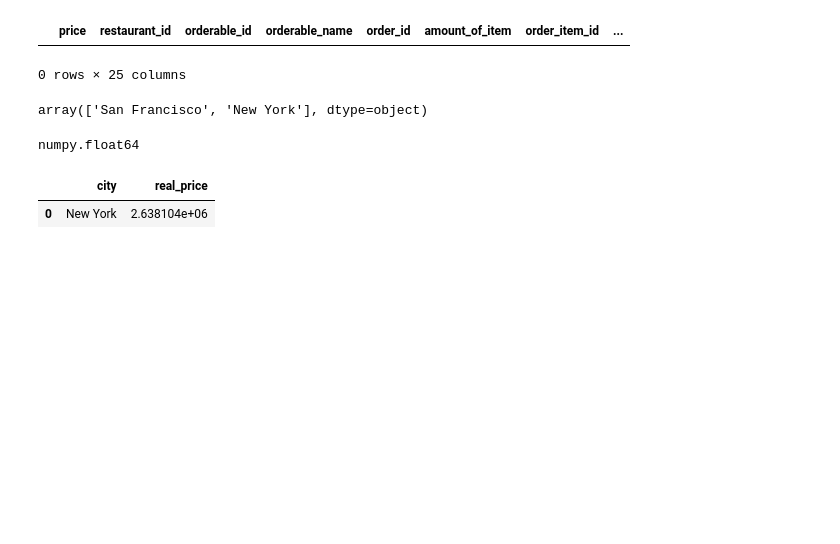
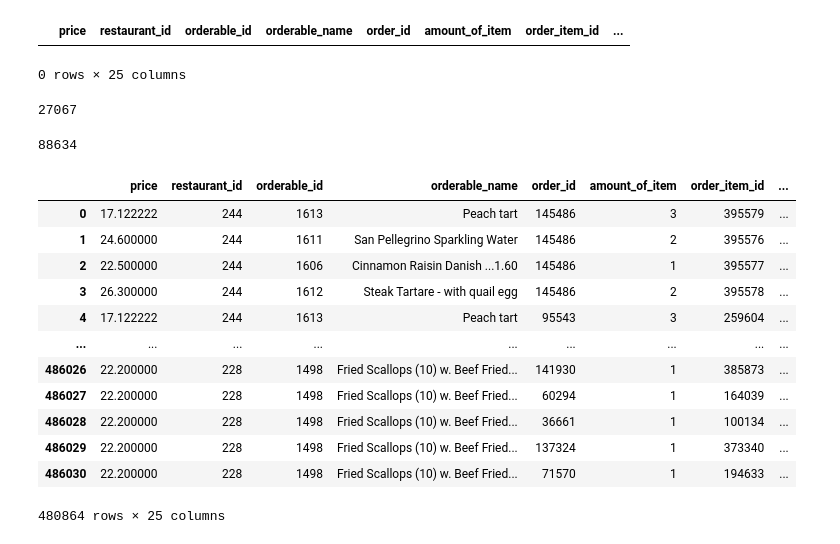
Before and after one commit to FortuneBT/Accenture-Project, a Jupyter notebook: request3.ipynb, the cells around one changed output. Drawn from its saved outputs; the diff is of its cells as text; code cells hidden in the pictures; blank space fills up the shorter version.

```diff
--- a/request3.ipynb
+++ b/request3.ipynb
@@ -34,32 +35,30 @@ data
 # %% [output]
 |  | price | restaurant_id | orderable_id | orderable_name | order_id | amount_of_item | order_item_id | ... |
 0 rows × 25 columns
-# %%
-request.big_data["city"].unique()
-# %% [output]
-array(['San Francisco', 'New York'], dtype=object)
-# %%
-my_year = 2019
-
-my_city = "New York"
-
-year = request.big_data.loc[(request.big_data["year"]== my_year)]
-
-year["city"]
-
-year.loc[(year["city"] == my_city)]
-
-cities = year.loc[(year["city"] == my_city)]
-
-newData = cities.loc[:,["city","real_price"]].groupby("city",as_index=False).sum()
-
-newData = newData["real_price"][0]
-
-newData
-# %% [output]
-numpy.float64
-# %%
-newData
-# %% [output]
-|  | city | real_price |
-| 0 | New York | 2.638104e+06 |
+# %%
+data = request.big_data
+data = data.loc[(data["city"] == "San Francisco") & (data["year"] == 2019)]
+data.count()["order_id"]
+# %% [output]
+27067
+# %%
+request.get_number_order_by_city_by_year("San Francisco",2018)
+# %% [output]
+88634
+# %%
+data = request.big_data
+data
+# %% [output]
+|  | price | restaurant_id | orderable_id | orderable_name | order_id | amount_of_item | order_item_id | ... |
+| 0 | 17.122222 | 244 | 1613 | Peach tart | 145486 | 3 | 395579 | ... |
+| 1 | 24.600000 | 244 | 1611 | San Pellegrino Sparkling Water | 145486 | 2 | 395576 | ... |
+| 2 | 22.500000 | 244 | 1606 | Cinnamon Raisin Danish ...1.60 | 145486 | 1 | 395577 | ... |
+| 3 | 26.300000 | 244 | 1612 | Steak Tartare - with quail egg | 145486 | 2 | 395578 | ... |
+| 4 | 17.122222 | 244 | 1613 | Peach tart | 95543 | 3 | 259604 | ... |
+| ... | ... | ... | ... | ... | ... | ... | ... | ... |
+| 486026 | 22.200000 | 228 | 1498 | Fried Scallops (10) w. Beef Fried... | 141930 | 1 | 385873 | ... |
+| 486027 | 22.200000 | 228 | 1498 | Fried Scallops (10) w. Beef Fried... | 60294 | 1 | 164039 | ... |
+| 486028 | 22.200000 | 228 | 1498 | Fried Scallops (10) w. Beef Fried... | 36661 | 1 | 100134 | ... |
+| 486029 | 22.200000 | 228 | 1498 | Fried Scallops (10) w. Beef Fried... | 137324 | 1 | 373340 | ... |
+| 486030 | 22.200000 | 228 | 1498 | Fried Scallops (10) w. Beef Fried... | 71570 | 1 | 194633 | ... |
+480864 rows × 25 columns
```
Also changed, not shown: parts of 29 cells of this notebook, 3 other files.
